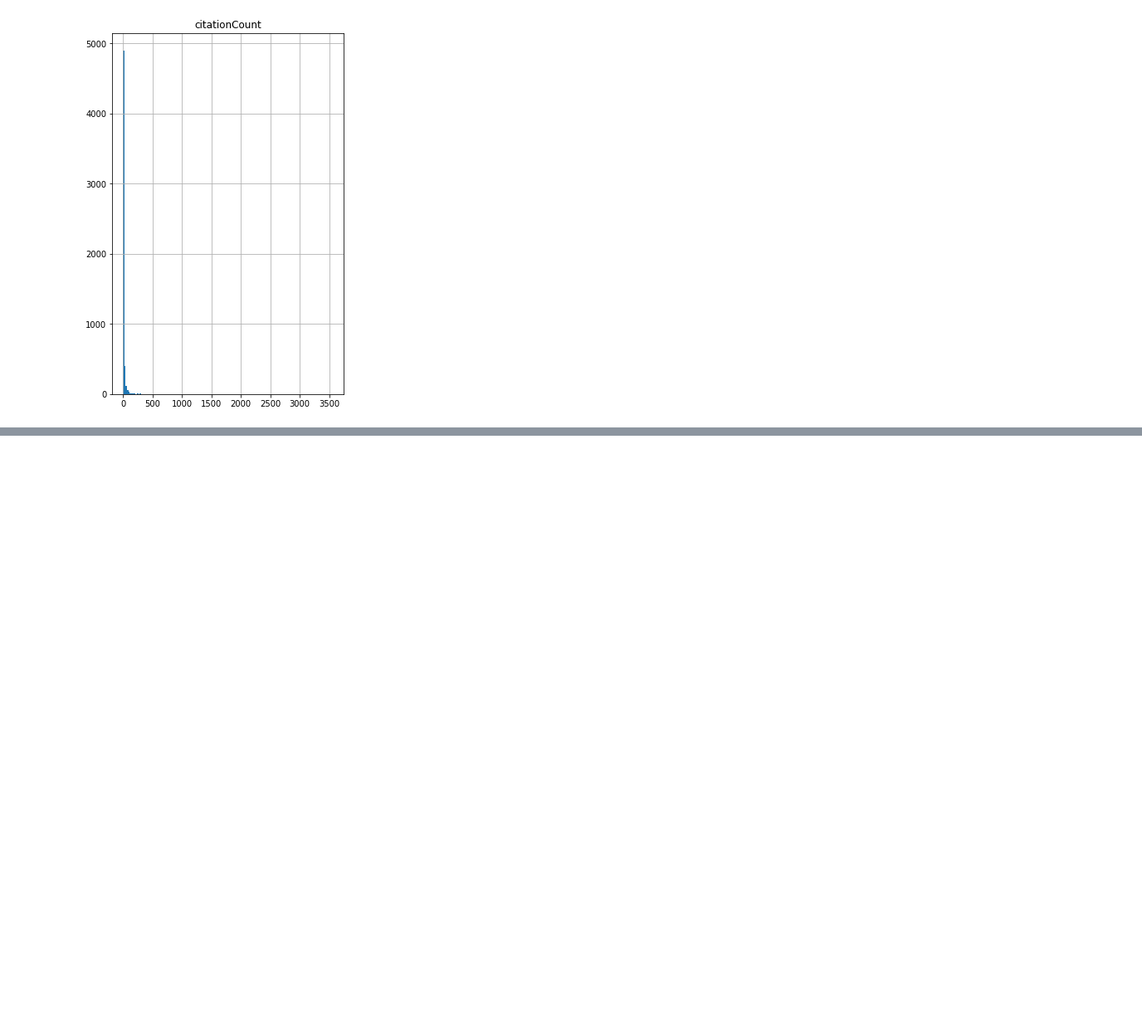
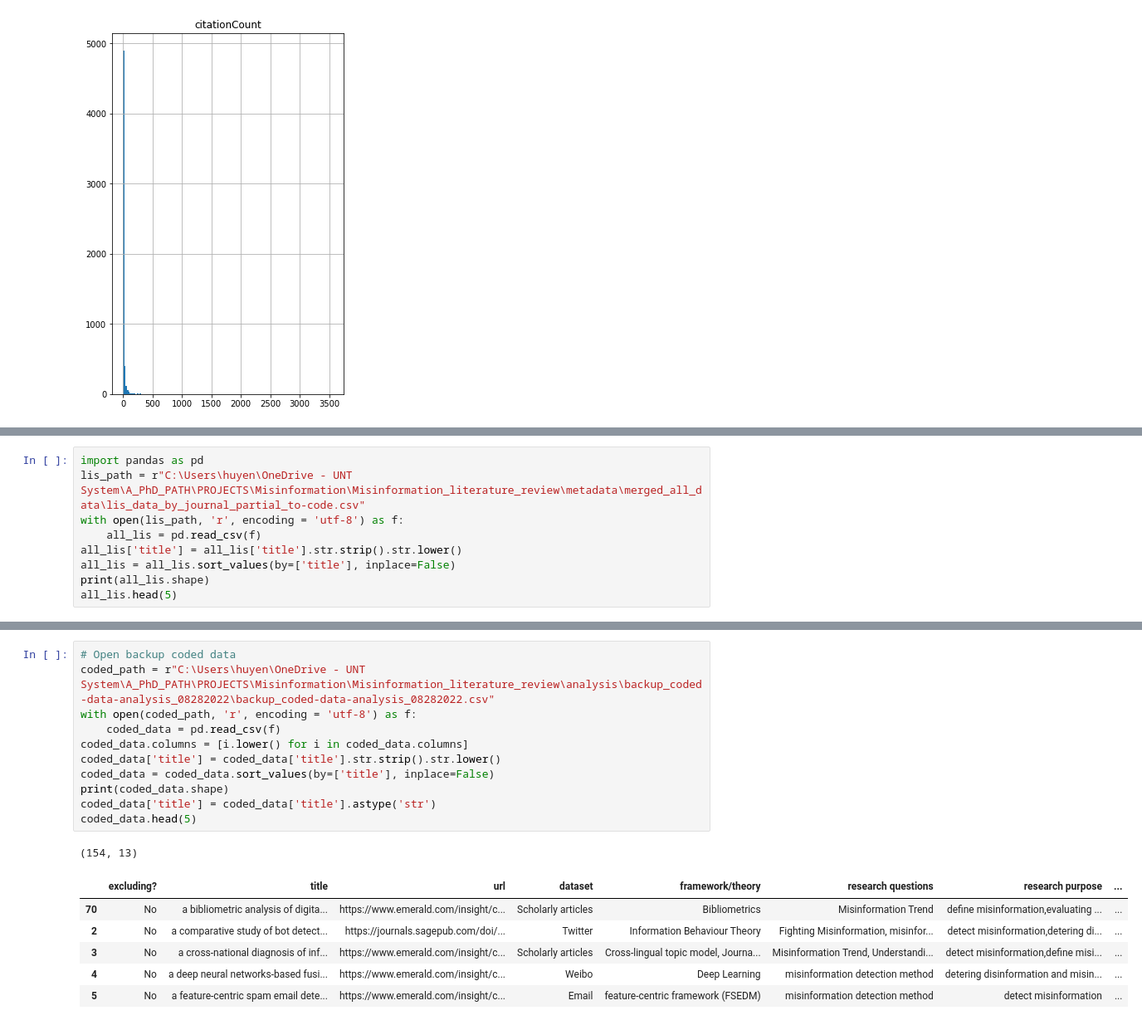
Before and after one commit to HuyenNguyenHelen/Misinformation, a Jupyter notebook: Data analysis/Descriptive analysis/Descriptive analysis.ipynb, the cells around one changed output, grey strips where cells are left out. Shown: that part at 83% size. Drawn from its saved outputs; the diff is of its cells as text; blank space fills up the shorter version.

```diff
--- a/Data analysis/Descriptive analysis/Descriptive analysis.ipynb
+++ b/Data analysis/Descriptive analysis/Descriptive analysis.ipynb
@@ -240,0 +246,9 @@ plt.show()
+# %%
+import pandas as pd
+lis_path = r"C:\Users\huyen\OneDrive - UNT System\A_PhD_PATH\PROJECTS\Misinformation\Misinformation_literature_review\metadata\merged_all_data\lis_data_by_journal_partial_to-code.csv"
+with open(lis_path, 'r', encoding = 'utf-8') as f:
+    all_lis = pd.read_csv(f)
+all_lis['title'] = all_lis['title'].str.strip().str.lower()
+all_lis = all_lis.sort_values(by=['title'], inplace=False)
+print(all_lis.shape)
+all_lis.head(5)
@@ -240,0 +263,19 @@ plt.show()
+# %%
+# Open backup coded data
+coded_path = r"C:\Users\huyen\OneDrive - UNT System\A_PhD_PATH\PROJECTS\Misinformation\Misinformation_literature_review\analysis\backup_coded-data-analysis_08282022\backup_coded-data-analysis_08282022.csv"
+with open(coded_path, 'r', encoding = 'utf-8') as f:
+    coded_data = pd.read_csv(f)
+coded_data.columns = [i.lower() for i in coded_data.columns]
+coded_data['title'] = coded_data['title'].str.strip().str.lower()
+coded_data = coded_data.sort_values(by=['title'], inplace=False)
+print(coded_data.shape)
+coded_data['title'] = coded_data['title'].astype('str')
+coded_data.head(5)
+# %% [output]
+(154, 13)
+|  | excluding? | title | url | dataset | framework/theory | research questions | research purpose | ... |
+| 70 | No | a bibliometric analysis of digita... | https://www.emerald.com/insight/c... | Scholarly articles | Bibliometrics | Misinformation Trend | define misinformation,evaluating ... | ... |
+| 2 | No | a comparative study of bot detect... | https://journals.sagepub.com/doi/... | Twitter | Information Behaviour Theory | Fighting Misinformation, misinfor... | detect misinformation,detering di... | ... |
+| 3 | No | a cross-national diagnosis of inf... | https://www.emerald.com/insight/c... | Scholarly articles | Cross-lingual topic model, Journa... | Misinformation Trend, Understandi... | detect misinformation,define misi... | ... |
+| 4 | No | a deep neural networks-based fusi... | https://www.emerald.com/insight/c... | Weibo | Deep Learning | misinformation detection method | detering disinformation and misin... | ... |
+| 5 | No | a feature-centric spam email dete... | https://www.emerald.com/insight/c... | Email | feature-centric framework (FSEDM) | misinformation detection method | detect misinformation | ... |
```
Also changed, not shown: parts of 10 cells of this notebook, 24 other files.
